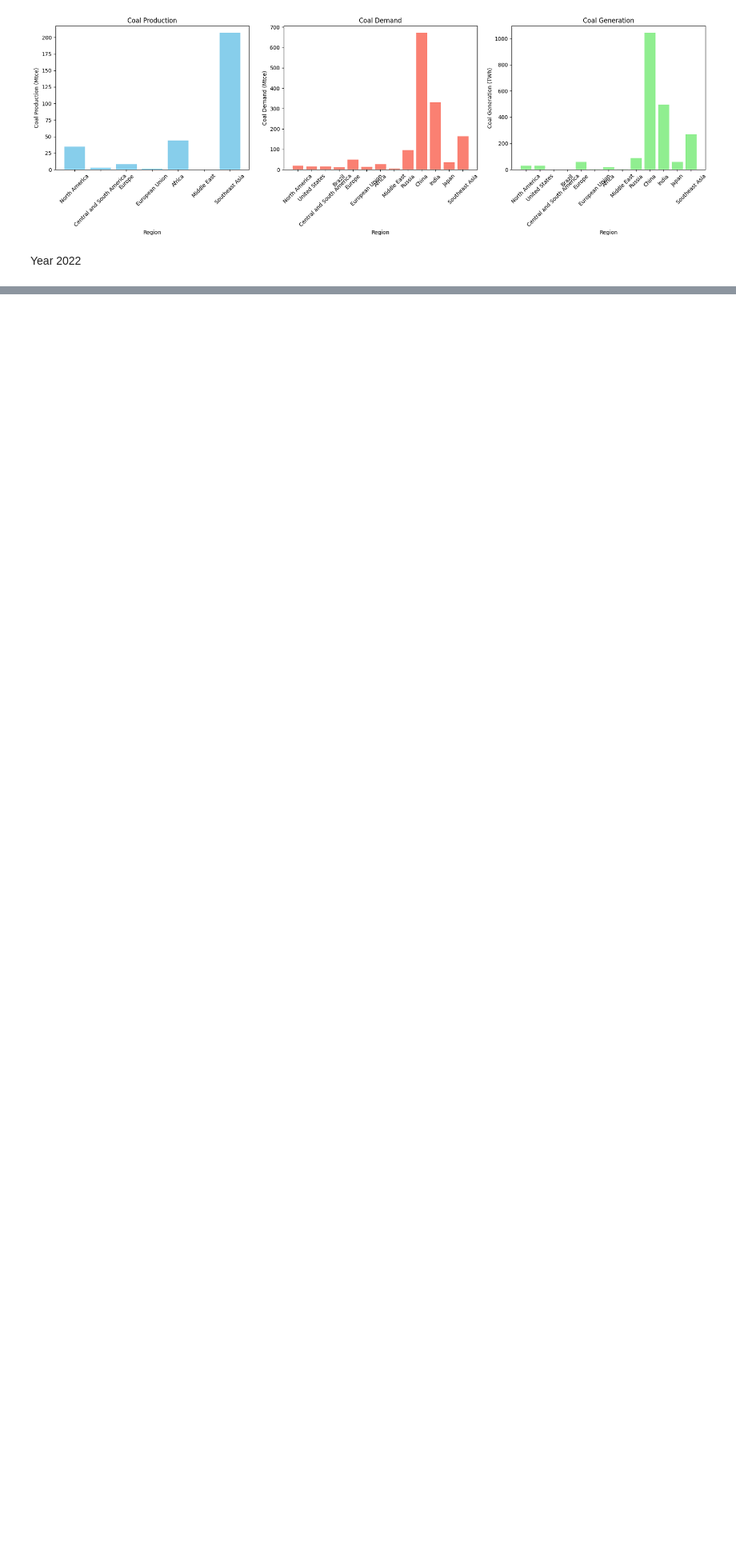
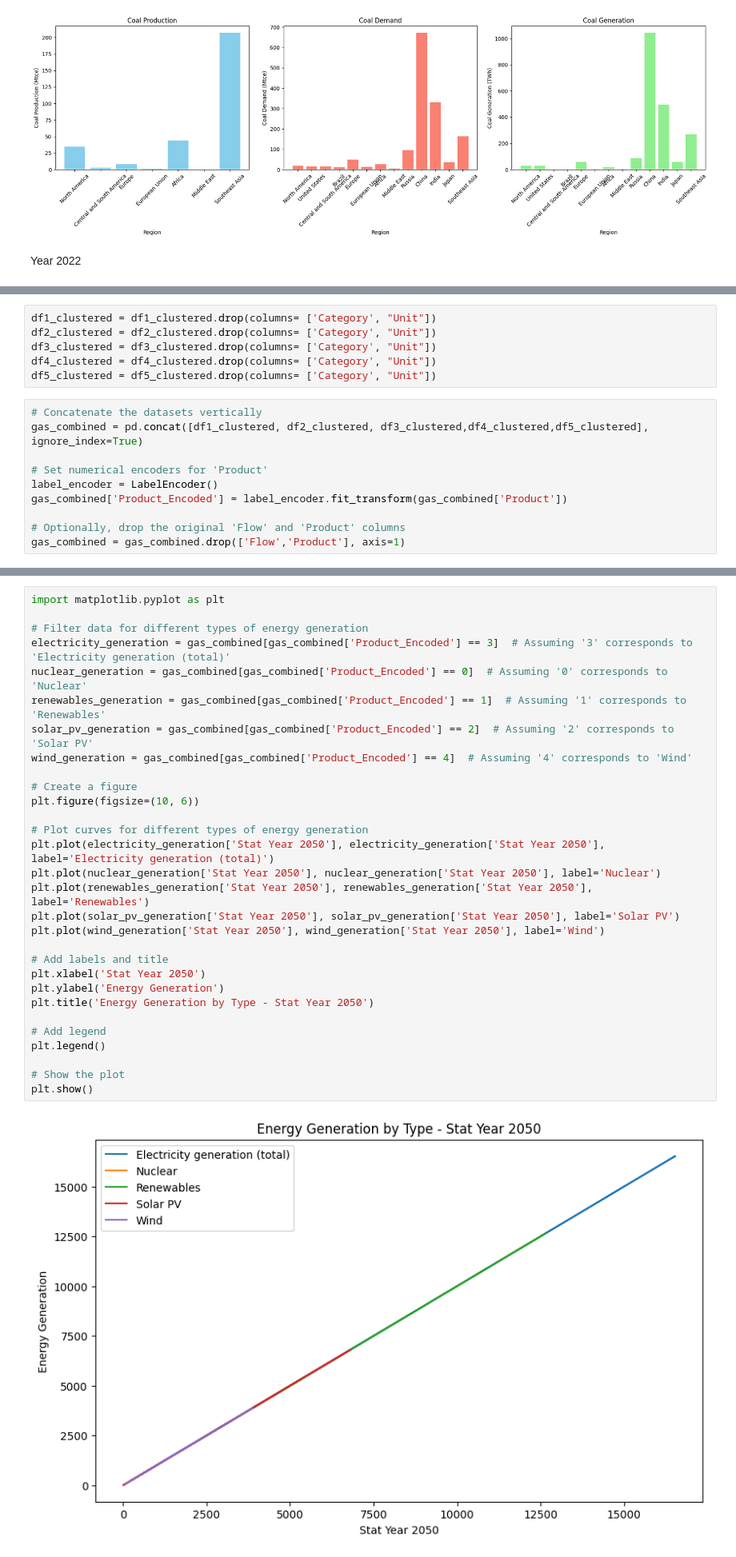
Before and after one commit to isadays/Energy, a Jupyter notebook: Energy.ipynb, the cells around one changed output, grey strips where cells are left out. Shown at 80% size. Saved outputs shown, nothing was run; the diff lists cells and outputs as text; blank space fills up the shorter version.

```diff
--- a/Energy.ipynb
+++ b/Energy.ipynb
@@ -265,0 +412,16 @@ plt.show()
+# %%
+df1_clustered = df1_clustered.drop(columns= ['Category', "Unit"])
+df2_clustered = df2_clustered.drop(columns= ['Category', "Unit"])
+df3_clustered = df3_clustered.drop(columns= ['Category', "Unit"])
+df4_clustered = df4_clustered.drop(columns= ['Category', "Unit"])
+df5_clustered = df5_clustered.drop(columns= ['Category', "Unit"])
+# %%
+# Concatenate the datasets vertically
+gas_combined = pd.concat([df1_clustered, df2_clustered, df3_clustered,df4_clustered,df5_clustered], ignore_index=True)
+
+# Set numerical encoders for 'Product'
+label_encoder = LabelEncoder()
+gas_combined['Product_Encoded'] = label_encoder.fit_transform(gas_combined['Product'])
+
+# Optionally, drop the original 'Flow' and 'Product' columns
+gas_combined = gas_combined.drop(['Flow','Product'], axis=1)
@@ -265,0 +438,32 @@ plt.show()
+# %%
+import matplotlib.pyplot as plt
+
+# Filter data for different types of energy generation
+electricity_generation = gas_combined[gas_combined['Product_Encoded'] == 3]  # Assuming '3' corresponds to 'Electricity generation (total)'
+nuclear_generation = gas_combined[gas_combined['Product_Encoded'] == 0]  # Assuming '0' corresponds to 'Nuclear'
+renewables_generation = gas_combined[gas_combined['Product_Encoded'] == 1]  # Assuming '1' corresponds to 'Renewables'
+solar_pv_generation = gas_combined[gas_combined['Product_Encoded'] == 2]  # Assuming '2' corresponds to 'Solar PV'
+wind_generation = gas_combined[gas_combined['Product_Encoded'] == 4]  # Assuming '4' corresponds to 'Wind'
+
+# Create a figure
+plt.figure(figsize=(10, 6))
+
+# Plot curves for different types of energy generation
+plt.plot(electricity_generation['Stat Year 2050'], electricity_generation['Stat Year 2050'], label='Electricity generation (total)')
+plt.plot(nuclear_generation['Stat Year 2050'], nuclear_generation['Stat Year 2050'], label='Nuclear')
+plt.plot(renewables_generation['Stat Year 2050'], renewables_generation['Stat Year 2050'], label='Renewables')
+plt.plot(solar_pv_generation['Stat Year 2050'], solar_pv_generation['Stat Year 2050'], label='Solar PV')
+plt.plot(wind_generation['Stat Year 2050'], wind_generation['Stat Year 2050'], label='Wind')
+
+# Add labels and title
+plt.xlabel('Stat Year 2050')
+plt.ylabel('Energy Generation')
+plt.title('Energy Generation by Type - Stat Year 2050')
+
+# Add legend
+plt.legend()
+
+# Show the plot
+plt.show()
+# %% [output]
+[figure, added]
```
Also changed, not shown: parts of 20 cells of this notebook.
